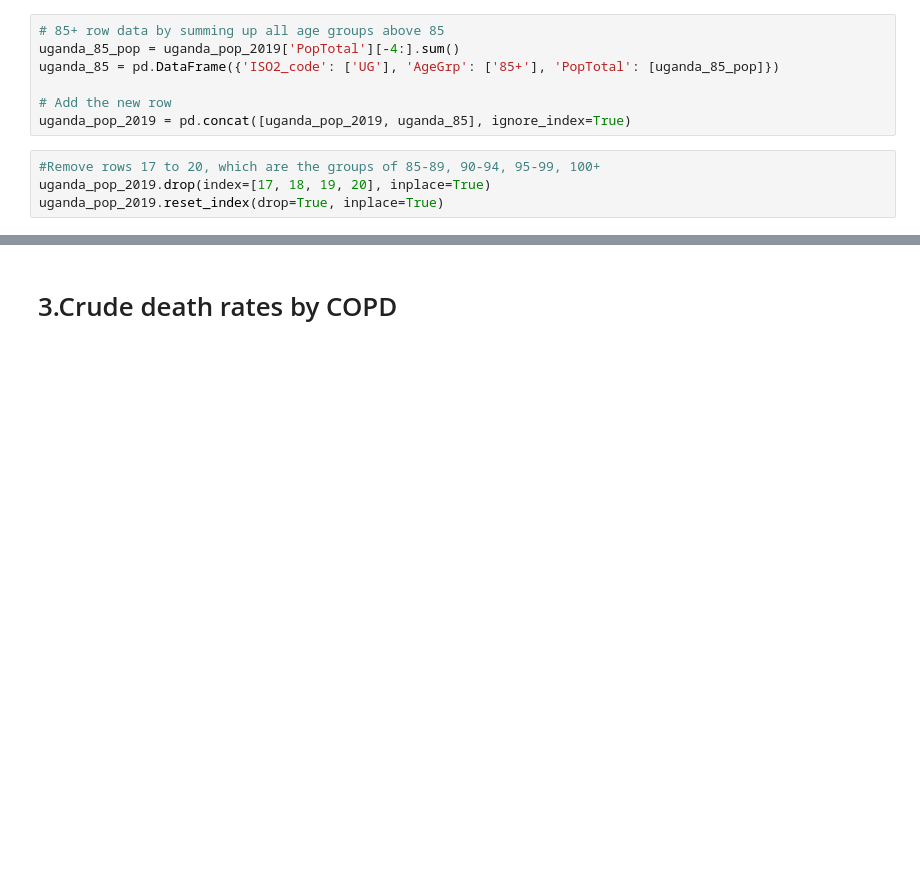
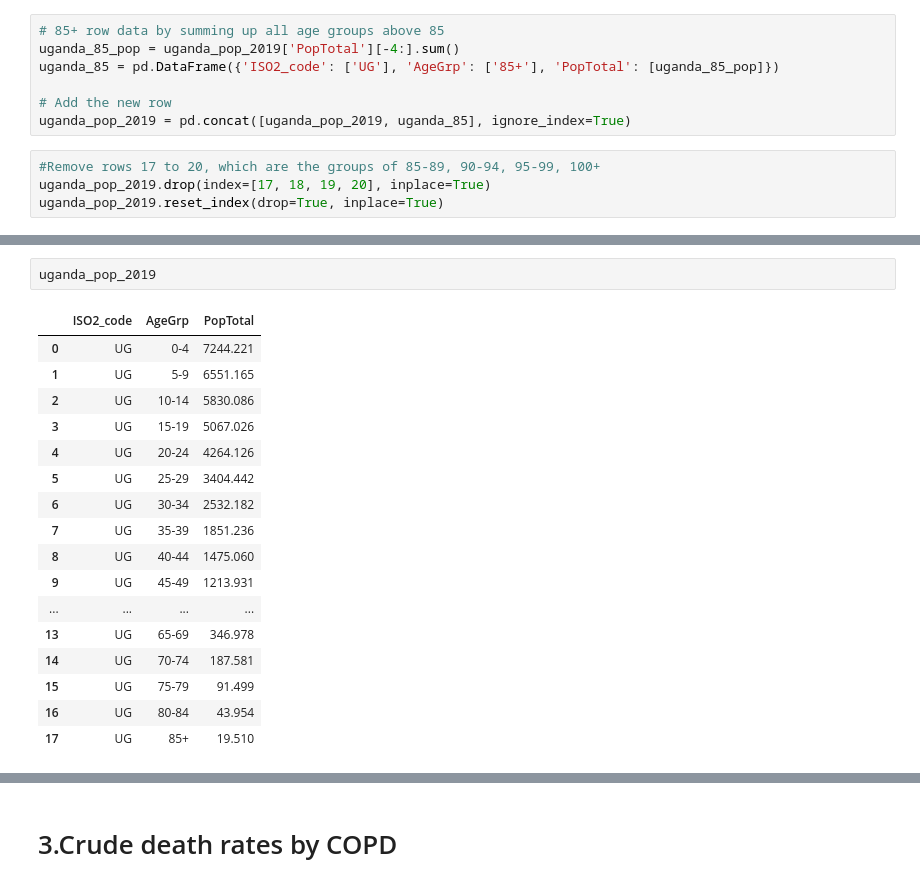
Before and after one commit to dqminhv/owid-copd-us-uganda, a Jupyter notebook: us_uganda_copd.ipynb, the cells around one changed output, grey strips where cells are left out. Drawn from its saved outputs; the diff is of its cells as text; blank space fills up the shorter version.

```diff
--- a/us_uganda_copd.ipynb
+++ b/us_uganda_copd.ipynb
@@ -90,0 +111,20 @@ uganda_pop_2019.reset_index(drop=True, inplace=True)
+# %%
+uganda_pop_2019
+# %% [output]
+|  | ISO2_code | AgeGrp | PopTotal |
+| 0 | UG | 0-4 | 7244.221 |
+| 1 | UG | 5-9 | 6551.165 |
+| 2 | UG | 10-14 | 5830.086 |
+| 3 | UG | 15-19 | 5067.026 |
+| 4 | UG | 20-24 | 4264.126 |
+| 5 | UG | 25-29 | 3404.442 |
+| 6 | UG | 30-34 | 2532.182 |
+| 7 | UG | 35-39 | 1851.236 |
+| 8 | UG | 40-44 | 1475.060 |
+| 9 | UG | 45-49 | 1213.931 |
+| ... | ... | ... | ... |
+| 13 | UG | 65-69 | 346.978 |
+| 14 | UG | 70-74 | 187.581 |
+| 15 | UG | 75-79 | 91.499 |
+| 16 | UG | 80-84 | 43.954 |
+| 17 | UG | 85+ | 19.510 |
```
Also changed, not shown: parts of 3 cells of this notebook.
